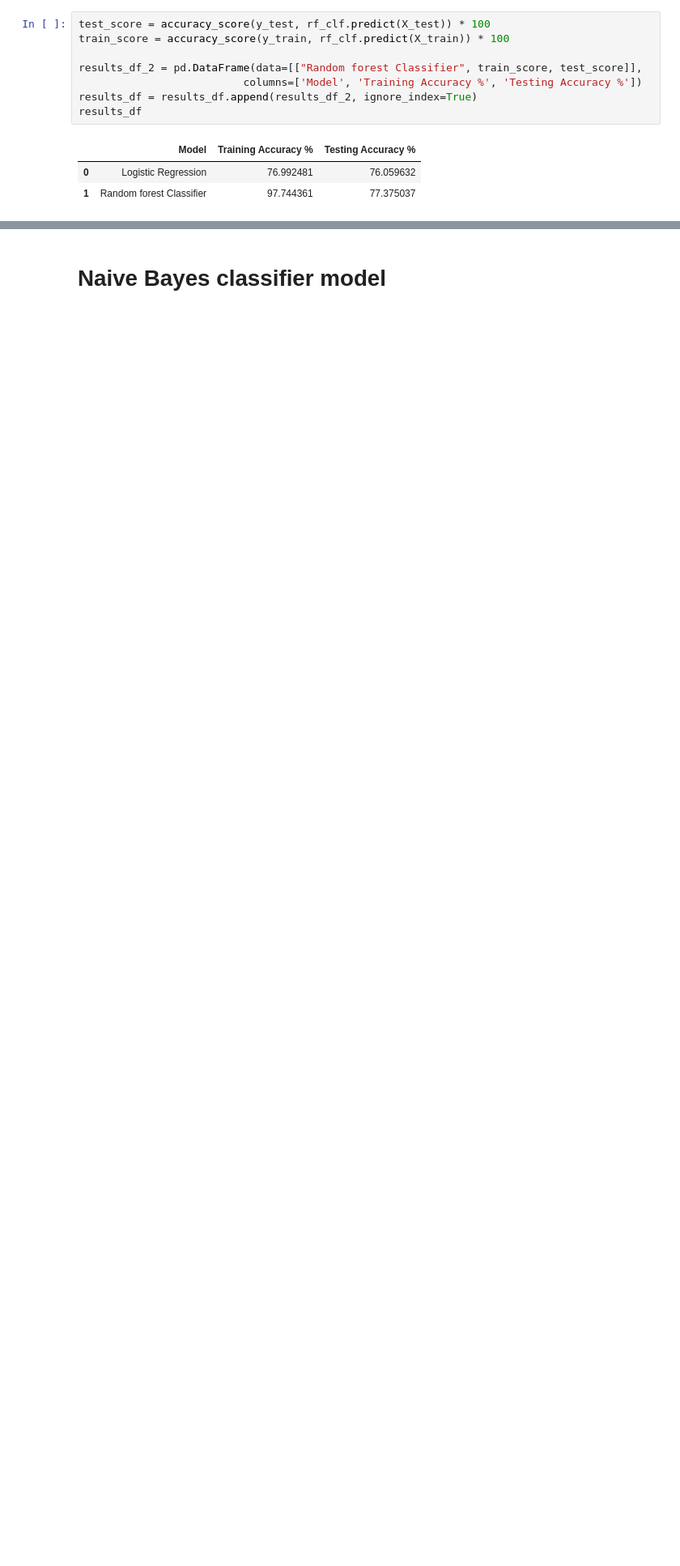
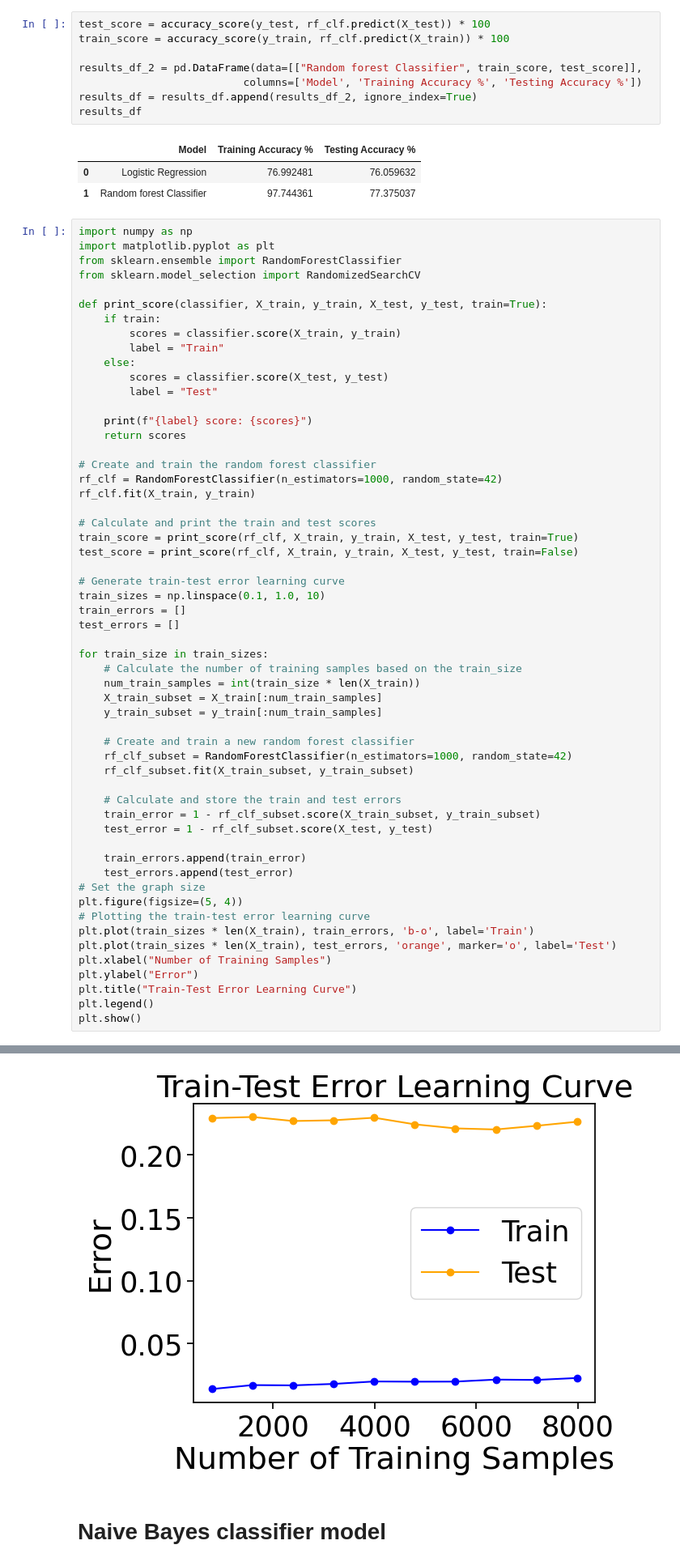
Before and after one commit to SamanMansoor/Data-Science, a Jupyter notebook: Stress_Data_Analysis_.ipynb, the cells around one changed output, grey strips where cells are left out. Shown at 81% size. Cells and saved outputs as stored; diff of their text form; blank space fills up the shorter version.

```diff
--- a/Stress_Data_Analysis_.ipynb
+++ b/Stress_Data_Analysis_.ipynb
@@ -438,3 +492,60 @@ results_df
 |  | Model | Training Accuracy % | Testing Accuracy % |
 | 0 | Logistic Regression | 76.992481 | 76.059632 |
 | 1 | Random forest Classifier | 97.744361 | 77.375037 |
+# %%
+import numpy as np
+import matplotlib.pyplot as plt
+from sklearn.ensemble import RandomForestClassifier
+from sklearn.model_selection import RandomizedSearchCV
+
+def print_score(classifier, X_train, y_train, X_test, y_test, train=True):
+    if train:
+        scores = classifier.score(X_train, y_train)
+        label = "Train"
+    else:
+        scores = classifier.score(X_test, y_test)
+        label = "Test"
+
+    print(f"{label} score: {scores}")
+    return scores
+
+# Create and train the random forest classifier
+rf_clf = RandomForestClassifier(n_estimators=1000, random_state=42)
+rf_clf.fit(X_train, y_train)
+
+# Calculate and print the train and test scores
+train_score = print_score(rf_clf, X_train, y_train, X_test, y_test, train=True)
+test_score = print_score(rf_clf, X_train, y_train, X_test, y_test, train=False)
+
+# Generate train-test error learning curve
+train_sizes = np.linspace(0.1, 1.0, 10)
+train_errors = []
+test_errors = []
+
+for train_size in train_sizes:
+    # Calculate the number of training samples based on the train_size
+    num_train_samples = int(train_size * len(X_train))
+    X_train_subset = X_train[:num_train_samples]
+    y_train_subset = y_train[:num_train_samples]
+
+    # Create and train a new random forest classifier
+    rf_clf_subset = RandomForestClassifier(n_estimators=1000, random_state=42)
+    rf_clf_subset.fit(X_train_subset, y_train_subset)
+
+    # Calculate and store the train and test errors
+    train_error = 1 - rf_clf_subset.score(X_train_subset, y_train_subset)
+    test_error = 1 - rf_clf_subset.score(X_test, y_test)
+
+    train_errors.append(train_error)
+    test_errors.append(test_error)
+# Set the graph size
+plt.figure(figsize=(5, 4))
+# Plotting the train-test error learning curve
+plt.plot(train_sizes * len(X_train), train_errors, 'b-o', label='Train')
+plt.plot(train_sizes * len(X_train), test_errors, 'orange', marker='o', label='Test')
+plt.xlabel("Number of Training Samples")
+plt.ylabel("Error")
+plt.title("Train-Test Error Learning Curve")
+plt.legend()
+plt.show()
+# %% [output]
@@ -441,3 +554,4 @@ results_df
+[figure, added]
 # %% [markdown]
 # **Naive Bayes classifier model**
 # %%
```
Also changed, not shown: parts of 11 cells of this notebook.
